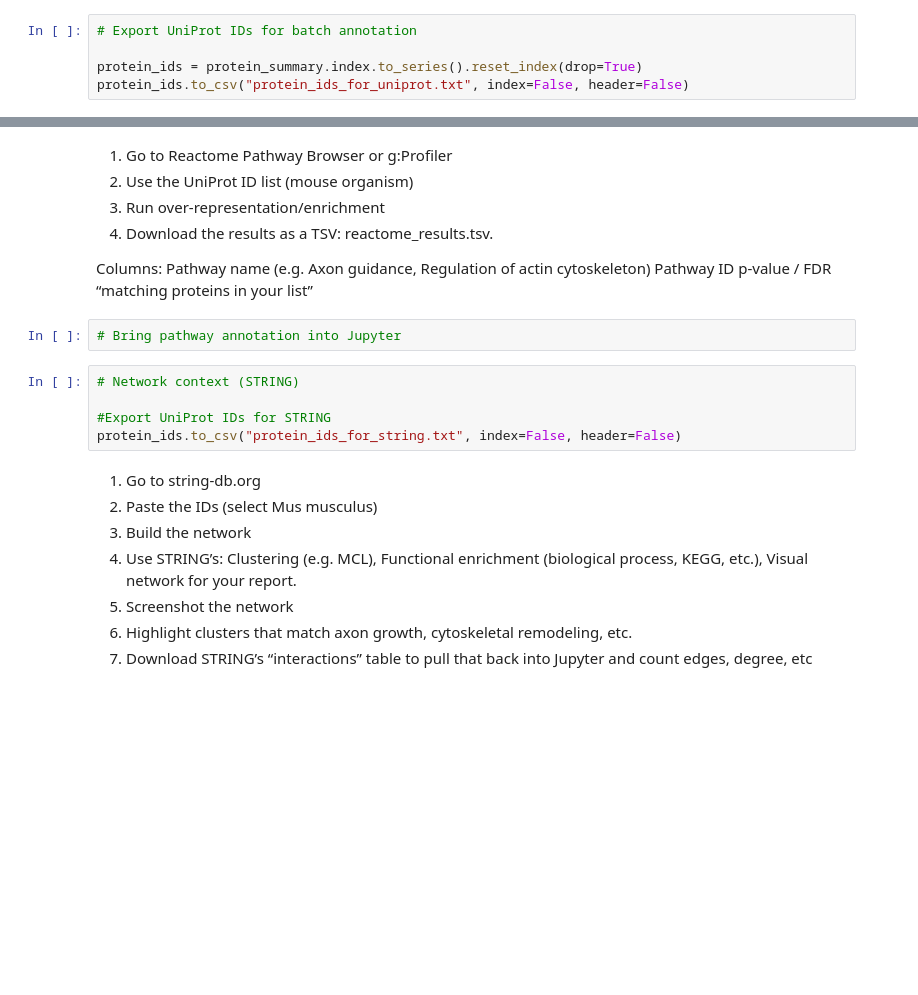
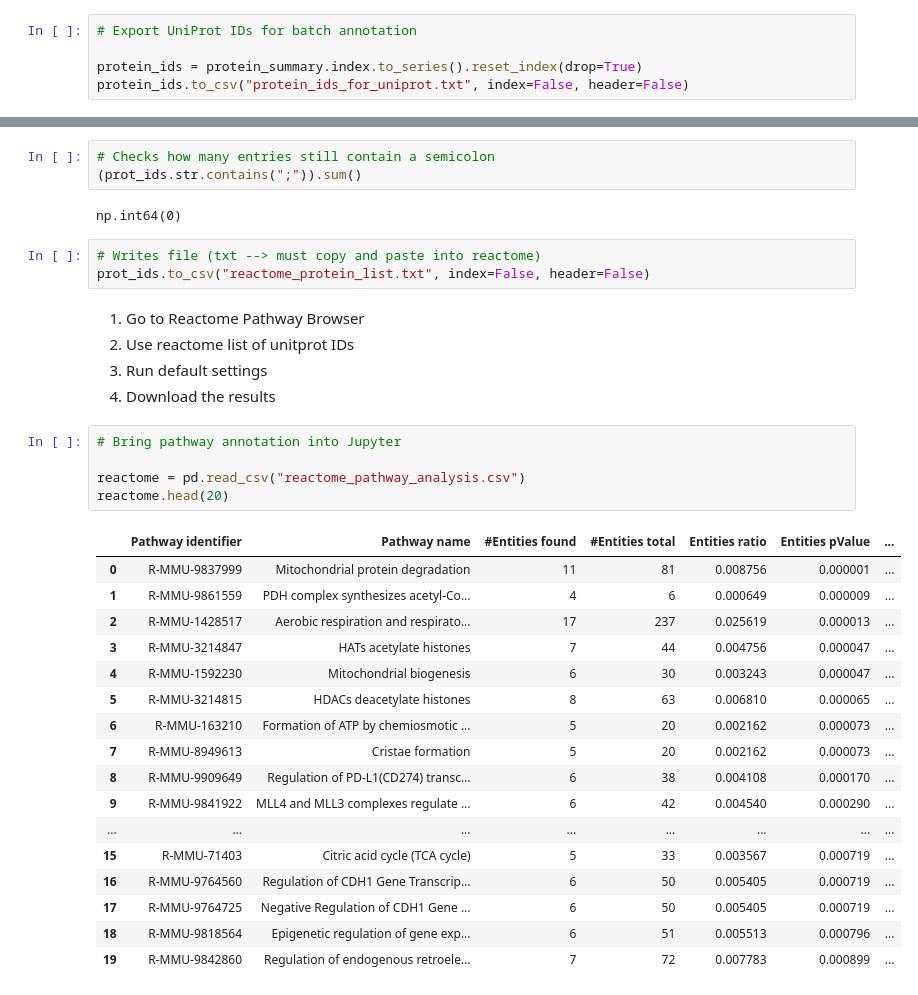
Before and after one commit to vallarieastman/Protein-Bioinformatics, a Jupyter notebook: VL10_Pathway-Based-Prediction/VL10_Pathway-Based-Prediction.ipynb, the cells around one changed output, grey strips where cells are left out. Cells and saved outputs as stored; diff of their text form; blank space fills up the shorter version.

```diff
--- a/VL10_Pathway-Based-Prediction/VL10_Pathway-Based-Prediction.ipynb
+++ b/VL10_Pathway-Based-Prediction/VL10_Pathway-Based-Prediction.ipynb
@@ -611,29 +659,39 @@ protein_ids.to_csv("protein_ids_for_pathways.txt", index=False, header=False)
+# %%
+# Checks how many entries still contain a semicolon
+(prot_ids.str.contains(";")).sum()
+# %% [output]
+np.int64(0)
+# %%
+# Writes file (txt --> must copy and paste into reactome)
+prot_ids.to_csv("reactome_protein_list.txt", index=False, header=False)
 # %% [markdown]
-1. Go to Reactome Pathway Browser or g:Profiler
-2. Use the UniProt ID list (mouse organism)
-3. Run over-representation/enrichment
-4. Download the results as a TSV: reactome_results.tsv.
-
-Columns:
-Pathway name (e.g. Axon guidance, Regulation of actin cytoskeleton)
-Pathway ID
-p-value / FDR
-“matching proteins in your list”
+1. Go to Reactome Pathway Browser
+2. Use reactome list of unitprot IDs
+3. Run default settings
+4. Download the results
 # %%
 # Bring pathway annotation into Jupyter
+
+reactome = pd.read_csv("reactome_pathway_analysis.csv")
+reactome.head(20)
+# %% [output]
+|  | Pathway identifier | Pathway name | #Entities found | #Entities total | Entities ratio | Entities pValue | ... |
+| 0 | R-MMU-9837999 | Mitochondrial protein degradation | 11 | 81 | 0.008756 | 0.000001 | ... |
+| 1 | R-MMU-9861559 | PDH complex synthesizes acetyl-Co... | 4 | 6 | 0.000649 | 0.000009 | ... |
+| 2 | R-MMU-1428517 | Aerobic respiration and respirato... | 17 | 237 | 0.025619 | 0.000013 | ... |
+| 3 | R-MMU-3214847 | HATs acetylate histones | 7 | 44 | 0.004756 | 0.000047 | ... |
+| 4 | R-MMU-1592230 | Mitochondrial biogenesis | 6 | 30 | 0.003243 | 0.000047 | ... |
+| 5 | R-MMU-3214815 | HDACs deacetylate histones | 8 | 63 | 0.006810 | 0.000065 | ... |
+| 6 | R-MMU-163210 | Formation of ATP by chemiosmotic ... | 5 | 20 | 0.002162 | 0.000073 | ... |
+| 7 | R-MMU-8949613 | Cristae formation | 5 | 20 | 0.002162 | 0.000073 | ... |
+| 8 | R-MMU-9909649 | Regulation of PD-L1(CD274) transc... | 6 | 38 | 0.004108 | 0.000170 | ... |
+| 9 | R-MMU-9841922 | MLL4 and MLL3 complexes regulate ... | 6 | 42 | 0.004540 | 0.000290 | ... |
+| ... | ... | ... | ... | ... | ... | ... | ... |
+| 15 | R-MMU-71403 | Citric acid cycle (TCA cycle) | 5 | 33 | 0.003567 | 0.000719 | ... |
+| 16 | R-MMU-9764560 | Regulation of CDH1 Gene Transcrip... | 6 | 50 | 0.005405 | 0.000719 | ... |
+| 17 | R-MMU-9764725 | Negative Regulation of CDH1 Gene ... | 6 | 50 | 0.005405 | 0.000719 | ... |
+| 18 | R-MMU-9818564 | Epigenetic regulation of gene exp... | 6 | 51 | 0.005513 | 0.000796 | ... |
+| 19 | R-MMU-9842860 | Regulation of endogenous retroele... | 7 | 72 | 0.007783 | 0.000899 | ... |
-# %%
-# Network context (STRING)
-
-#Export UniProt IDs for STRING
-protein_ids.to_csv("protein_ids_for_string.txt", index=False, header=False)
-# %% [markdown]
-1. Go to string-db.org
-2. Paste the IDs (select Mus musculus)
-3. Build the network
-4. Use STRING’s: Clustering (e.g. MCL), Functional enrichment (biological process, KEGG, etc.), Visual network for your report.
-5. Screenshot the network
-6. Highlight clusters that match axon growth, cytoskeletal remodeling, etc.
-7. Download STRING’s “interactions” table to pull that back into Jupyter and count edges, degree, etc
 # %% [markdown]
 <div style="background-color:#f8f9fb; padding:25px; border-radius:12px; box-shadow:0px 4px 8px rgba(0,0,0,0.08);">
 
```
Also changed, not shown: parts of 14 cells of this notebook, 8 other files.
